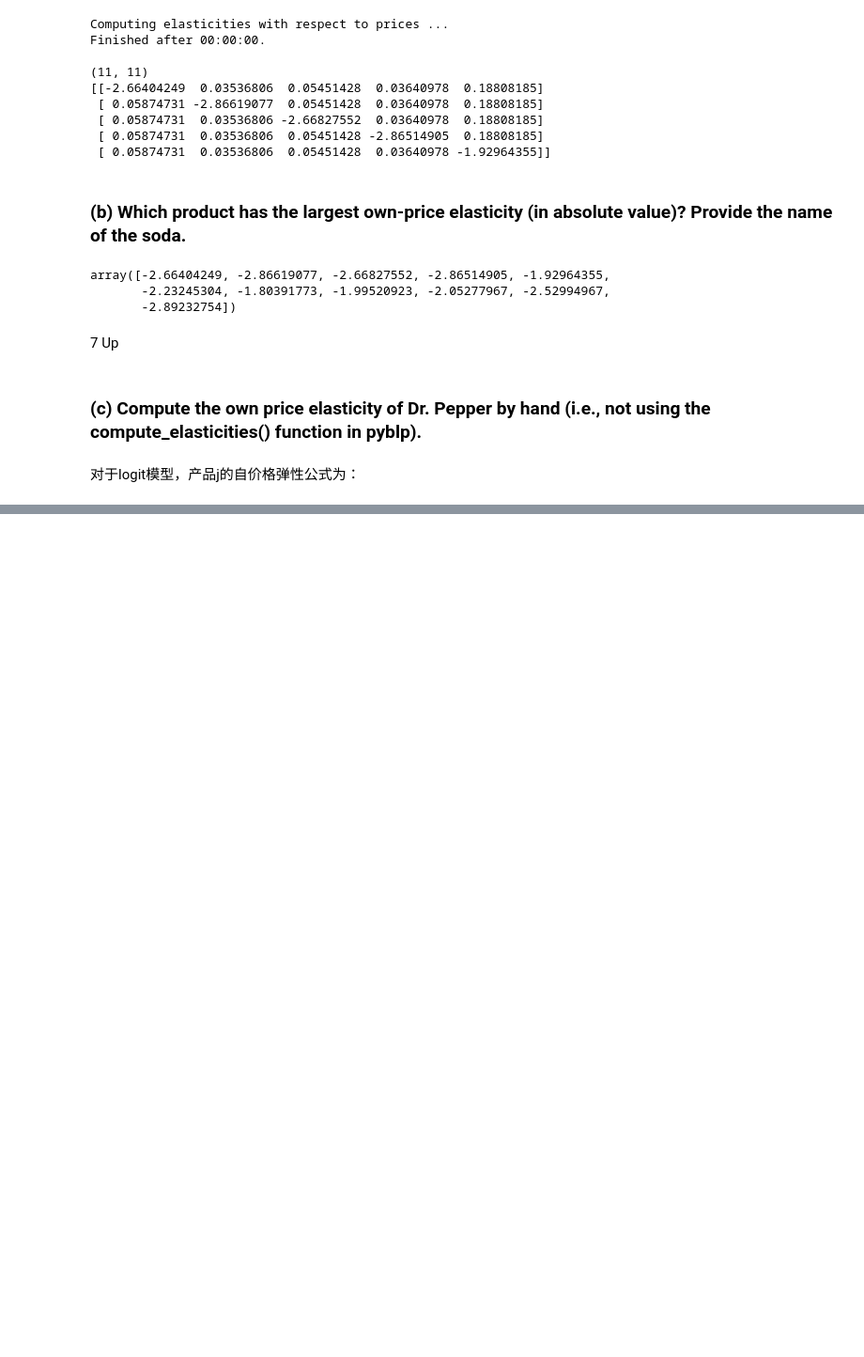
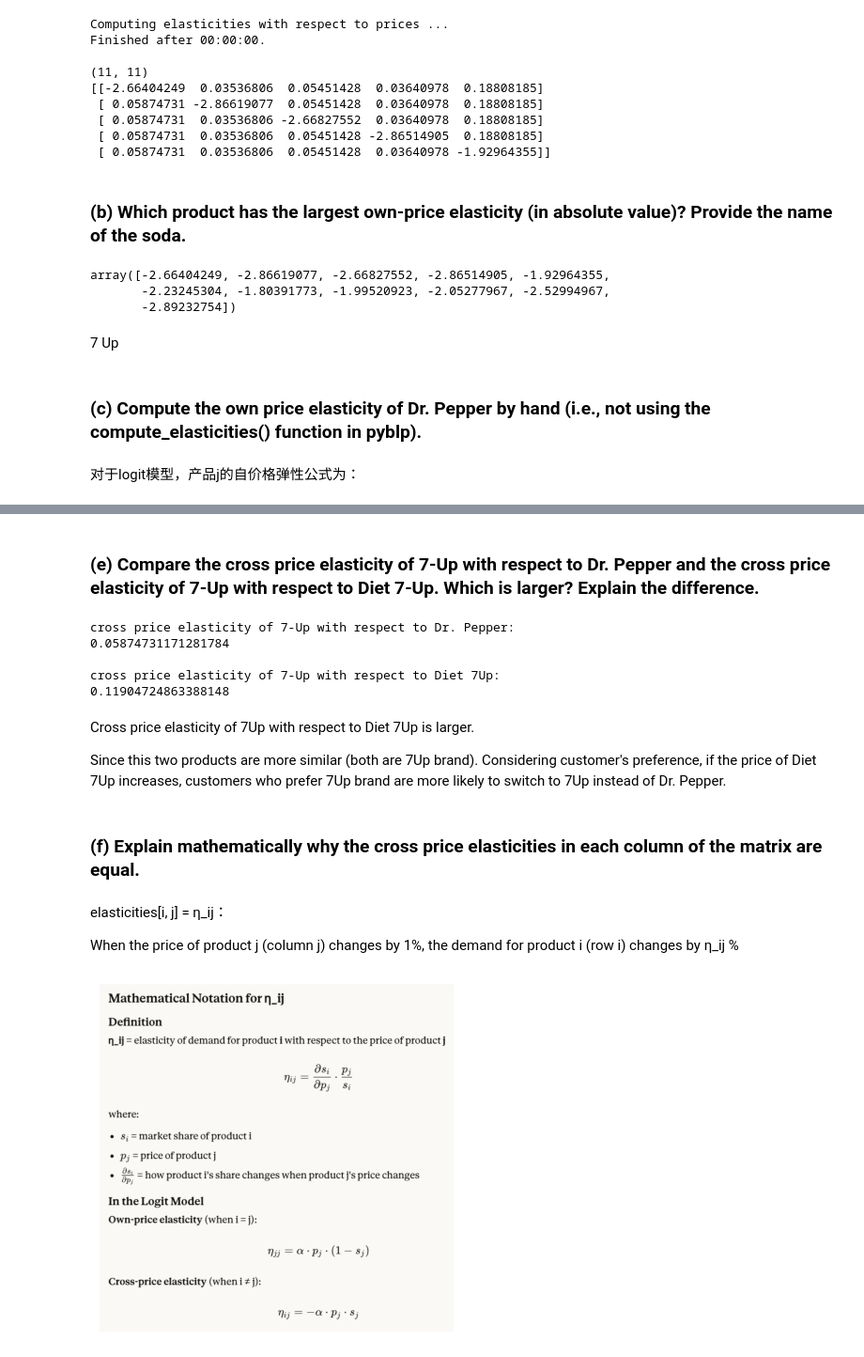
Before and after one commit to Petrichor-Lu/IO_Python, a Jupyter notebook: IO_Assignment2.ipynb, the cells around one changed output, grey strips where cells are left out. Shown at 94% size. Drawn from its saved outputs; the diff is of its cells as text; code cells hidden in the pictures; blank space fills up the shorter version.

```diff
--- a/IO_Assignment2.ipynb
+++ b/IO_Assignment2.ipynb
@@ -246,0 +316,33 @@ array([-2.66404249, -2.86619077, -2.66827552, -2.86514905, -1.92964355,
+# %% [markdown]
+### (e) Compare the cross price elasticity of 7-Up with respect to Dr. Pepper and the cross price elasticity of 7-Up with respect to Diet 7-Up. Which is larger? Explain the difference.
+# %%
+eta_7up_drpepper = elasticities_df.loc['7UP', 'Dr Pepper']
+
+print(f"cross price elasticity of 7-Up with respect to Dr. Pepper:")
+print(eta_7up_drpepper)
+
+eta_7up_Diet7Up = elasticities_df.loc['7UP', 'Diet 7UP']
+print(f"\ncross price elasticity of 7-Up with respect to Diet 7Up:")
+print(eta_7up_Diet7Up)
+# %% [output]
+cross price elasticity of 7-Up with respect to Dr. Pepper:
+0.05874731171281784
+
+cross price elasticity of 7-Up with respect to Diet 7Up:
+0.11904724863388148
+# %% [markdown]
+Cross price elasticity of 7Up with respect to Diet 7Up is larger.
+
+Since this two products are more similar (both are 7Up brand). Considering customer's preference, if the price of Diet 7Up increases, customers who prefer 7Up brand are more likely to switch to 7Up instead of Dr. Pepper.
+# %% [markdown]
+### (f) Explain mathematically why the cross price elasticities in each column of the matrix are equal.
+# %% [markdown]
+elasticities[i, j] = η_ij：
+
+When the price of product j (column j) changes by 1%,
+         the demand for product i (row i) changes by η_ij %
+# %%
+img = plt.imread('/Users/terrylu/Desktop/UF/Courses/2025-2026/IO/IO_Code/Pics/2.4.png')
+plt.imshow(img); plt.axis("off");
+# %% [output]
+[figure, added]
```
Also changed, not shown: parts of 9 cells of this notebook.
